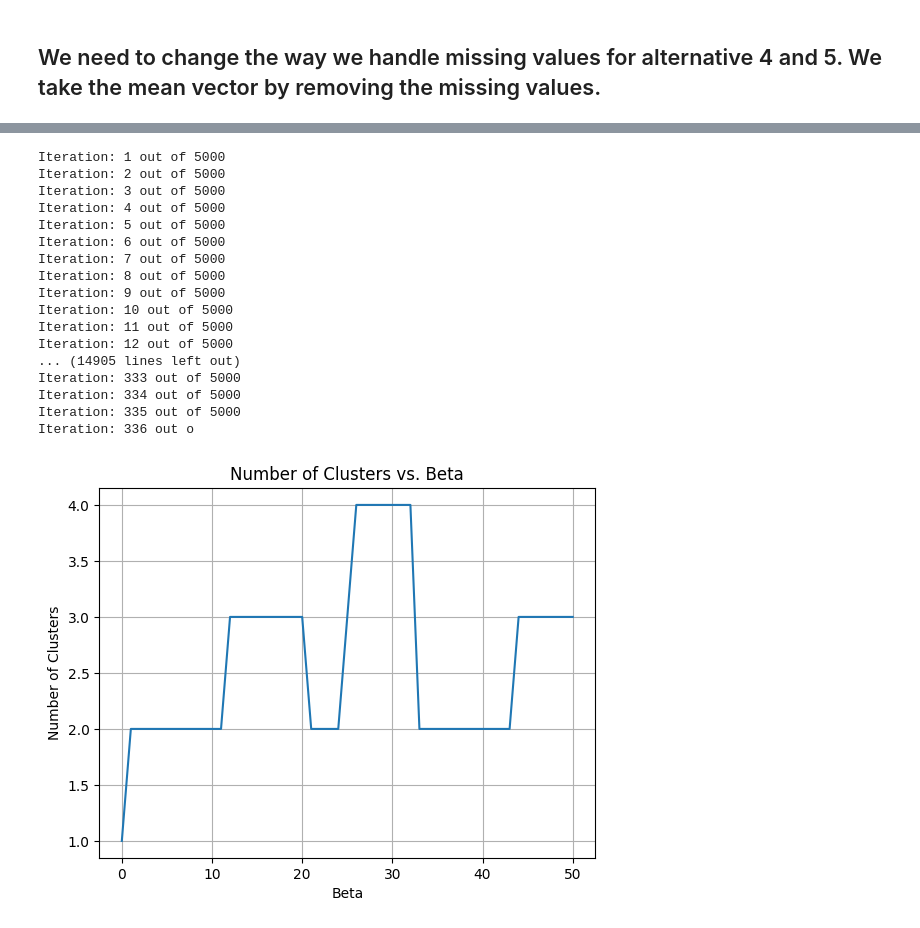
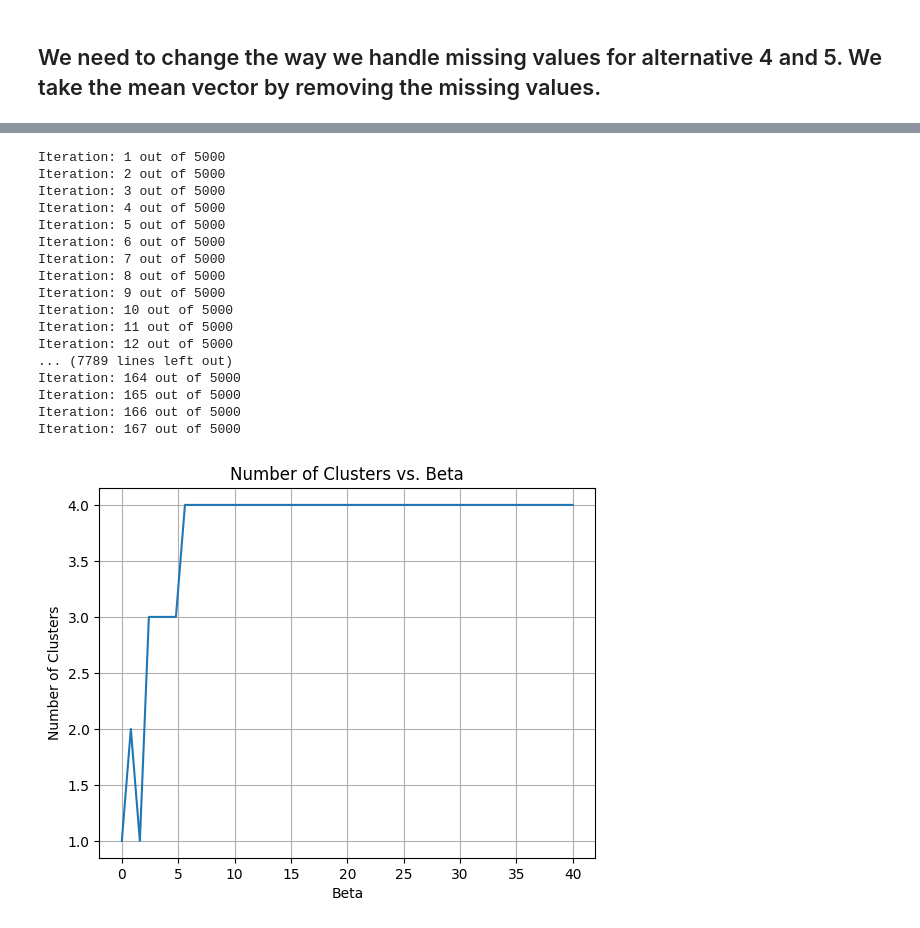
Before and after one commit to alex-monti/Master-Thesis, a Jupyter notebook: week-8.ipynb, the cells around one changed output, grey strips where cells are left out. Saved outputs shown, nothing was run; the diff lists cells and outputs as text; code cells hidden in the pictures.

Commit message:
Week 8, discretization and simulation of data. See week-8.ipynb

```diff
--- a/week-8.ipynb
+++ b/week-8.ipynb
@@ -168,0 +330,27 @@ array([3.21597444e+01, 3.51544586e+00, 2.88164648e-01, 1.25451443e-02,
+# %%
+theta_calculated = result.x
+# %%
+# function to simulate a choice for a given individual
+def simulated_choice_from_logcosts(logcosts):
+    U_1 = theta_calculated[0] + theta_calculated[4] * logcosts.iloc[0] + np.random.gumbel()
+    U_2 = theta_calculated[4] * logcosts.iloc[1] + np.random.gumbel()
+    U_3 = theta_calculated[1] + theta_calculated[4] * logcosts.iloc[2] + np.random.gumbel()
+    U_4 = theta_calculated[2] + theta_calculated[4] * logcosts.iloc[3] + np.random.gumbel()
+    U_5 = theta_calculated[3] + theta_calculated[4] * logcosts.iloc[4] + np.random.gumbel()
+
+    sum_total = np.exp(U_1) + np.exp(U_2) + np.exp(U_3) + np.exp(U_4) + np.exp(U_5)
+
+    P_1 = np.exp(U_1) / sum_total
+    P_2 = np.exp(U_2) / sum_total
+    P_3 = np.exp(U_3) / sum_total
+    P_4 = np.exp(U_4) / sum_total
+    P_5 = np.exp(U_5) / sum_total
+
+    probabilities_df = pd.DataFrame({'P_1': [P_1], 'P_2': [P_2], 'P_3': [P_3], 'P_4': [P_4], 'P_5': [P_5]})
+
+    choice = simulate_choice(probabilities_df.iloc[0])
+
+    return P_1, P_2, P_3, P_4, P_5, choice
+# %%
+# simulate a choice for each individual in the simulated data and keep probability of each choice in the dataset
+simulated_data_lognormal_df[['P_1', 'P_2', 'P_3', 'P_4', 'P_5', 'simulated_choice']] = simulated_data_lognormal_df.apply(simulated_choice_from_logcosts, axis=1, result_type='expand')
@@ -169,20 +379,17 @@ array([3.21597444e+01, 3.51544586e+00, 2.88164648e-01, 1.25451443e-02,
 # %%
 # Computation of p(x,y)
-p_x = df_logcost['probability_density'].values
+p_x = simulated_data_lognormal_df['Probability'].values
+# Replace zero probabilities with small value
+epsilon = 1e-300
+p_x[p_x == 0] += epsilon
 
-p_y_given_x = data[['P_1', 'P_2', 'P_3', 'P_4', 'P_5']].values
+p_y_given_x = simulated_data_lognormal_df[['P_1', 'P_2', 'P_3', 'P_4', 'P_5']].values
 p_xy = p_x[:, np.newaxis] * p_y_given_x
 
 # Normalize p_xy
 p_xy /= p_xy.sum()
-
-# Define epsilon value
-epsilon = 1e-20
-
-# Add epsilon to elements equal to 0
-p_xy[p_xy == 0] += epsilon
 # %%
-betas = np.linspace(0, 50, 51)
+betas = np.linspace(0, 40, 51)
 # Initialize an empty list to store the number of clusters
 num_clusters_list = []
 largest_cluster_sizes = []
@@ -196,39 +403,39 @@ for beta in betas:
     column_sum = np.sum(q_t_given_x, axis=0)
     num_clusters = np.count_nonzero(column_sum)
     # Append the number of clusters to the list
     num_clusters_list.append(num_clusters)
 
         # Calculate the size of the largest cluster
     largest_size = largest_cluster_size(q_t_given_x)
     # Append the size of the largest cluster to the list
     largest_cluster_sizes.append(largest_size)
 
 # Plot the number of clusters against beta values
 plt.plot(betas, num_clusters_list)
 plt.xlabel('Beta')
 plt.ylabel('Number of Clusters')
 plt.title('Number of Clusters vs. Beta')
 plt.grid(True)
 plt.show()
 # %% [output]
 Iteration: 1 out of 5000
 Iteration: 2 out of 5000
 Iteration: 3 out of 5000
 Iteration: 4 out of 5000
 Iteration: 5 out of 5000
 Iteration: 6 out of 5000
 Iteration: 7 out of 5000
 Iteration: 8 out of 5000
 Iteration: 9 out of 5000
 Iteration: 10 out of 5000
 Iteration: 11 out of 5000
 Iteration: 12 out of 5000
-... (14905 lines left out)
-Iteration: 333 out of 5000
-Iteration: 334 out of 5000
-Iteration: 335 out of 5000
-Iteration: 336 out o
+... (7789 lines left out)
+Iteration: 164 out of 5000
+Iteration: 165 out of 5000
+Iteration: 166 out of 5000
+Iteration: 167 out of 5000
-[figure, old version]
+[figure, new version]
 # %%
 # Plot the number of elements in the largest cluster against beta values
 plt.plot(betas, largest_cluster_sizes)
```
Also changed, not shown: parts of 26 cells of this notebook, 3 other files.
